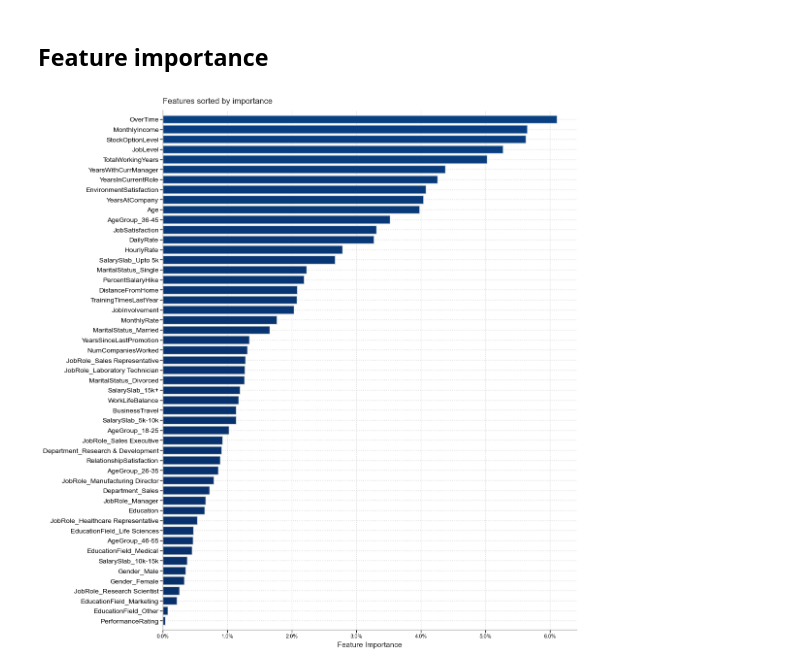
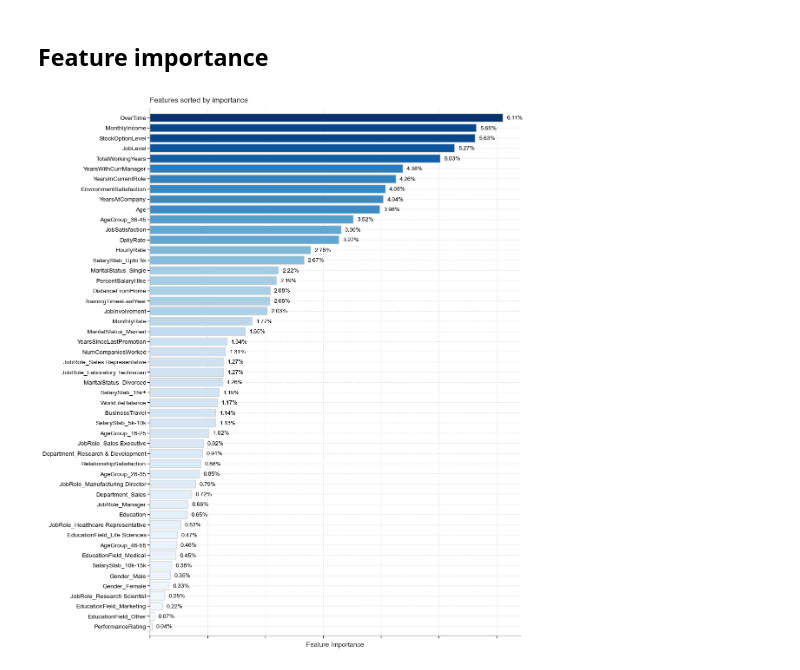
Before and after one commit to christianroden/Portfolinoes, a Jupyter notebook: Notebooks/NO_DT_RF_RFEdit.ipynb, the cells around one changed output. Saved outputs shown, nothing was run; the diff lists cells and outputs as text; code cells hidden in the pictures.

```diff
--- a/Notebooks/NO_DT_RF_RFEdit.ipynb
+++ b/Notebooks/NO_DT_RF_RFEdit.ipynb
@@ -486,7 +506,7 @@ feature_importance = pd.Series(pipe_dt.best_estimator_.named_steps['estimator'].
 sorted_feature_importance = feature_importance.sort_values(ascending=True)[feature_importance > 0]
 # %%
 # - - - - - - - - - - - - - - - - - - - - - - - - - - - - - - - -
-# Visualization
+# Visualization - feature importance
 
 import matplotlib as mpl
 from matplotlib.cm import get_cmap
@@ -511,5 +531,21 @@ ax.barh(sorted_feature_importance.index, sorted_feature_importance, color=colors
 ax.set(title='Features sorted by importance',
       xlabel='Feature Importance');
 
-ax.xaxis.set_major_formatter(ticker.PercentFormatter(xmax=1))
+# adding bar labels
+if len(ax.texts) >= len(sorted_feature_importance):
+    del ax.texts[0:len(sorted_feature_importance)]
+bar_lbl_offset = (0.003, -0.17)
+annot = []
+
+for i in range(len(sorted_feature_importance)):
+    annot.append(ax.text(s = '{:.2%}'.format(sorted_feature_importance[i]),
+                         x = sorted_feature_importance[i] + bar_lbl_offset[0],
+                         y = i + bar_lbl_offset[1], color='black'))
+
+# final tweaks
+plt.margins(y=0.01)
+# ax.xaxis.set_major_formatter(ticker.PercentFormatter(xmax=1));
+ax.tick_params(axis='y', size=4, labelsize=10)
+# ax.set_xticks([])
+ax.set_xticklabels([]);
 # %% [output]
@@ -757,31 +822,48 @@ sorted_feature_importance = feature_importance.sort_values(ascending=True)[featu
 # %%
 # - - - - - - - - - - - - - - - - - - - - - - - - - - - - - - - -
 # Visualization
 
 import matplotlib as mpl
 from matplotlib.cm import get_cmap
 
+# color map scaling
 colors = []
-cmap = mpl.colormaps['Blues_r']
+cmap = mpl.colormaps['Blues']
 
 # scale data
 data = sorted_feature_importance
 denominator = max(data) - min(data) # max(data) - min(data)
-scaled_data = [((datum - min(data)) / 1) for datum in data]
+scaled_data = [((datum - min(data)) / max(data)) for datum in data] # / max(data) - scales max to min; / 1 - value ratio from 100%
 
 for decimal in scaled_data:
     colors.append(cmap(decimal))
 
 
+# plot
 fig_feature_importance, ax = plt.subplots(figsize=(11,
-                                                   ((3/11) * len(sorted_feature_importance))
+                                                  ((3.4/11) * len(sorted_feature_importance))
                                                   ))
 
 ax.barh(sorted_feature_importance.index, sorted_feature_importance, color=colors, edgecolor='#cdd4d4', lw=1)
 ax.set(title='Features sorted by importance',
       xlabel='Feature Importance');
 
+# adding bar labels
+if len(ax.texts) >= len(sorted_feature_importance):
+    del ax.texts[0:len(sorted_feature_importance)]
+bar_lbl_offset = (0.0007, -0.17)
+annot = []
+
+for i in range(len(sorted_feature_importance)):
+    annot.append(ax.text(s = '{:.2%}'.format(sorted_feature_importance[i]),
+                         x = sorted_feature_importance[i] + bar_lbl_offset[0],
+                         y = i + bar_lbl_offset[1], color='black'))
+
+# final tweaks
 plt.margins(y=0.01)
-ax.xaxis.set_major_formatter(ticker.PercentFormatter(xmax=1))
+# ax.xaxis.set_major_formatter(ticker.PercentFormatter(xmax=1));
+ax.tick_params(axis='y', size=4, labelsize=10)
+# ax.set_xticks([])
+ax.set_xticklabels([]);
 # %% [output]
-[figure, old version]
+[figure, new version]
```
Also changed, not shown: parts of 9 cells of this notebook.
